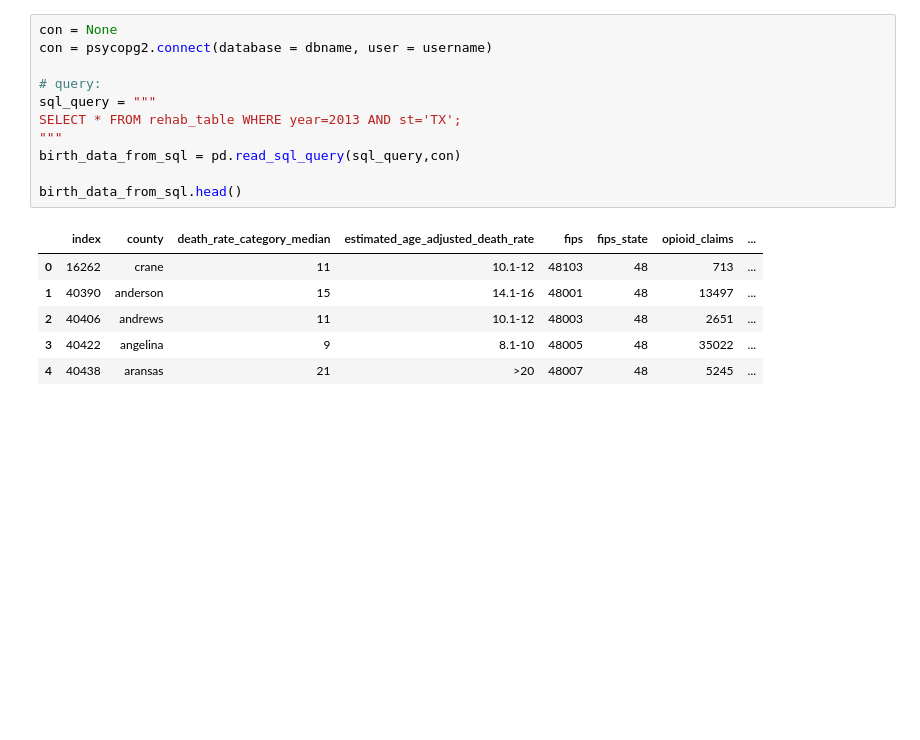
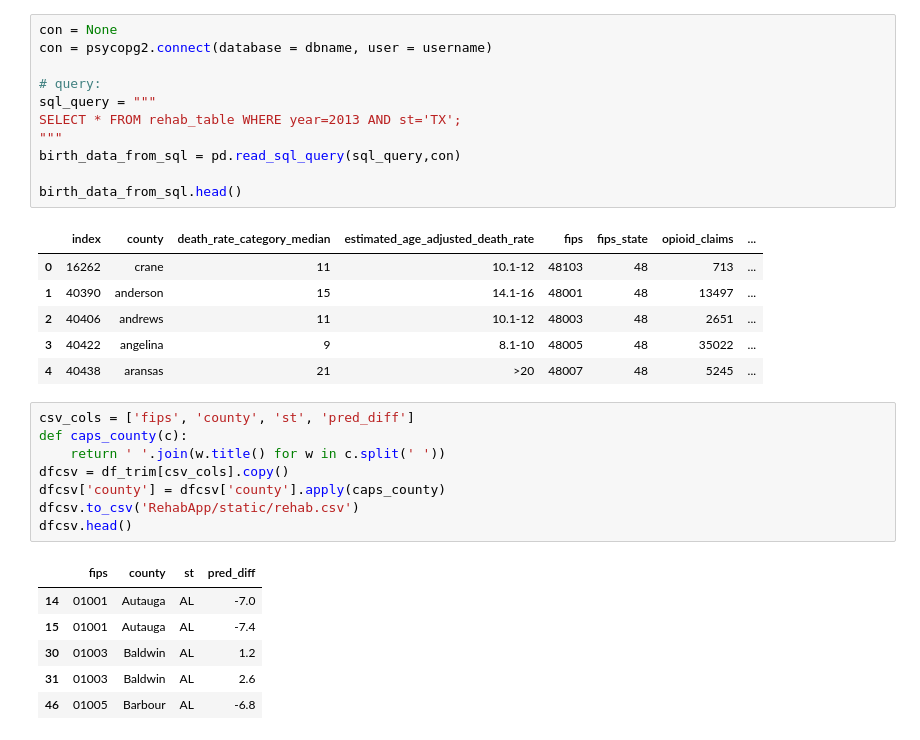
Before and after one commit to gkafka/Rehab4Rehab, a Jupyter notebook: RehabModel.ipynb, the cells around one changed output. Cells and saved outputs as stored; diff of their text form; blank space fills up the shorter version.

Commit message:
Store a static csv for rendering the app map with d3

```diff
--- a/RehabModel.ipynb
+++ b/RehabModel.ipynb
@@ -251,3 +258,18 @@ birth_data_from_sql.head()
 | 2 | 40406 | andrews | 11 | 10.1-12 | 48003 | 48 | 2651 | ... |
 | 3 | 40422 | angelina | 9 | 8.1-10 | 48005 | 48 | 35022 | ... |
 | 4 | 40438 | aransas | 21 | >20 | 48007 | 48 | 5245 | ... |
+# %%
+csv_cols = ['fips', 'county', 'st', 'pred_diff']
+def caps_county(c):
+    return ' '.join(w.title() for w in c.split(' '))
+dfcsv = df_trim[csv_cols].copy()
+dfcsv['county'] = dfcsv['county'].apply(caps_county)
+dfcsv.to_csv('RehabApp/static/rehab.csv')
+dfcsv.head()
+# %% [output]
+|  | fips | county | st | pred_diff |
+| 14 | 01001 | Autauga | AL | -7.0 |
+| 15 | 01001 | Autauga | AL | -7.4 |
+| 30 | 01003 | Baldwin | AL | 1.2 |
+| 31 | 01003 | Baldwin | AL | 2.6 |
+| 46 | 01005 | Barbour | AL | -6.8 |
```
Also changed, not shown: parts of 6 cells of this notebook, 22 other files.
